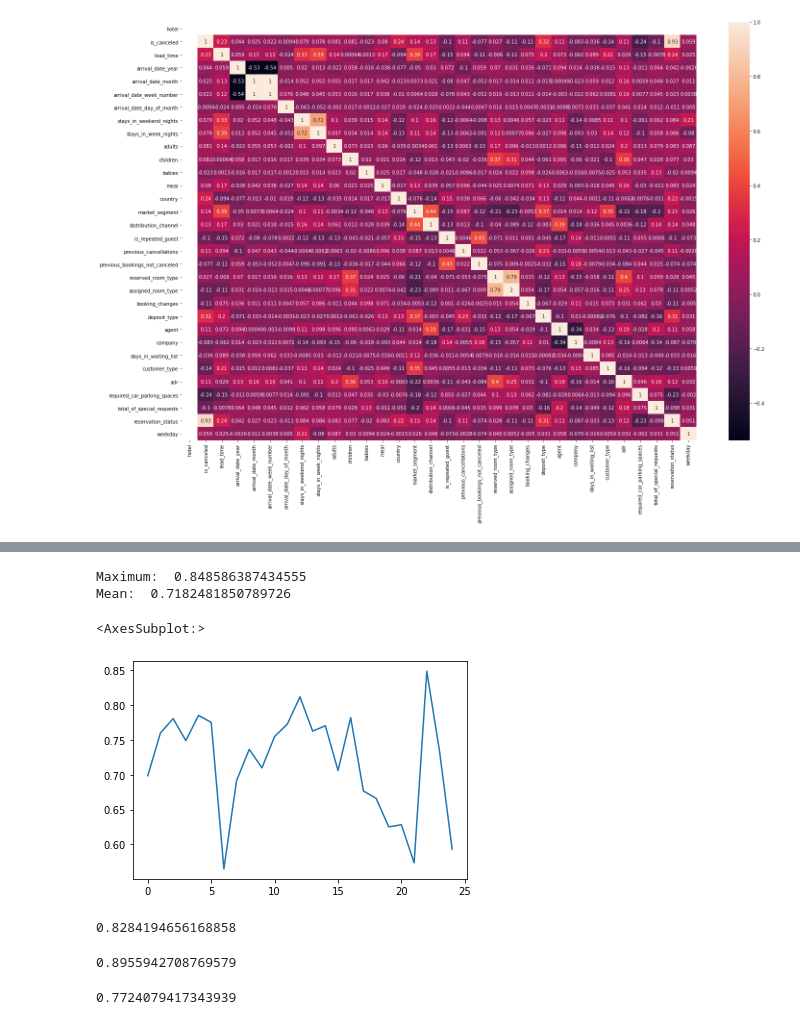
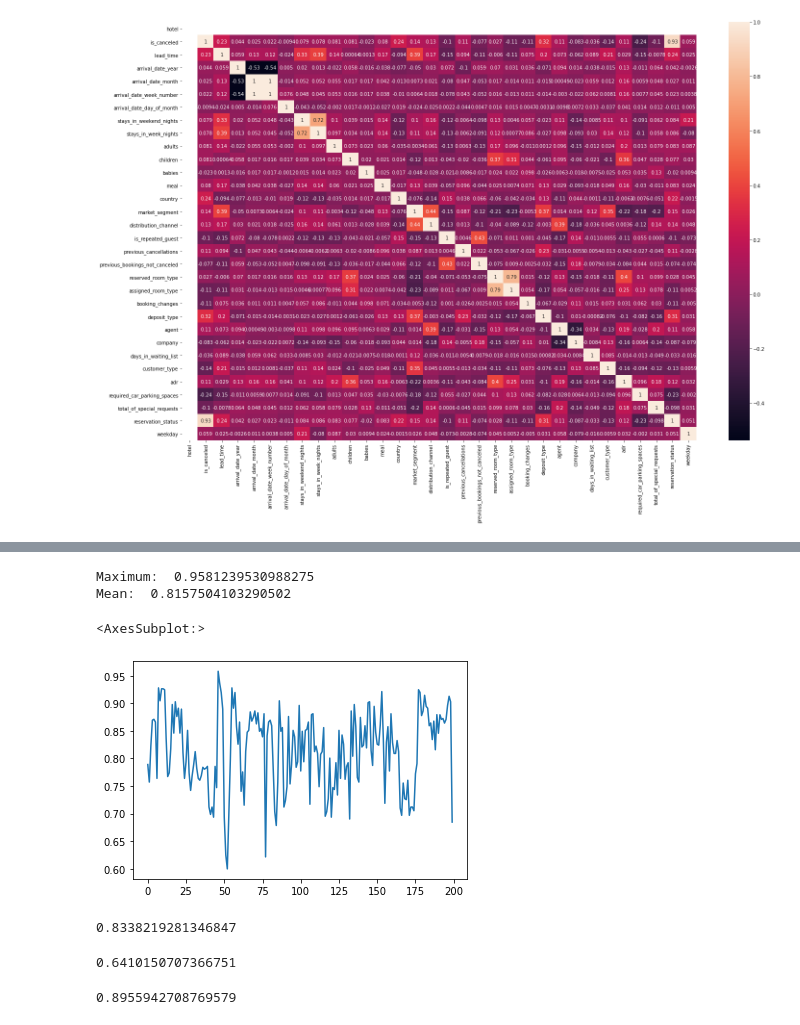
Before and after one commit to DJ1070/Hotel_Bookings, a Jupyter notebook: Hotel_Cancellation_Prediction.ipynb, the cells around one changed output, grey strips where cells are left out. Saved outputs shown, nothing was run; the diff lists cells and outputs as text; code cells hidden in the pictures.

```diff
--- a/Hotel_Cancellation_Prediction.ipynb
+++ b/Hotel_Cancellation_Prediction.ipynb
@@ -358,20 +404,20 @@ kappa_DV_dt
 # %%
 # K-Fold DecisionTree
-dt_plot_DV = cross_val_score(tree.DecisionTreeClassifier(max_depth =15), X, y, cv=25)   # Best result with max_depth =5), X, y, cv=25
+dt_plot_DV = cross_val_score(tree.DecisionTreeClassifier(max_depth =8), X, y, cv=200)   # Best result with max_depth =5), X, y, cv=25
 print('Maximum: ', dt_plot_DV.max())
 print('Mean: ', dt_plot_DV.mean())
 dt_plot_DV = pd.Series(dt_plot_DV)
 dt_plot_DV.plot()
 # %% [output]
-Maximum:  0.848586387434555
-Mean:  0.7182481850789726
+Maximum:  0.9581239530988275
+Mean:  0.8157504103290502
 <AxesSubplot:>
-[figure, old version]
+[figure, new version]
 # %%
 # KNN
-DV_model_knn = KNeighborsClassifier(n_neighbors = 15, metric = 'minkowski', p = 2).fit(X_train, y_train)
-DV_model_knn_prediction = DV_model_knn.predict(X_test)
-DV_version_knn = accuracy_score(y_test, DV_model_knn_prediction)
-DV_version_knn
+model_knn = KNeighborsClassifier(n_neighbors = 5, metric = 'minkowski', p = 2).fit(X_train, y_train)
+model_knn_prediction = model_knn.predict(X_test)
+version_knn = accuracy_score(y_test, model_knn_prediction)
+version_knn
 # %% [output]
-0.8284194656168858
+0.8338219281346847
@@ -381,2 +424,7 @@ DV_kappa_knn
+# %%
+kappa_knn = cohen_kappa_score(y_test, model_knn_prediction)
+kappa_knn
+# %% [output]
+0.6410150707366751
 # %%
 # Random Forest
@@ -387,7 +435,2 @@ DV_version_rf
 # %% [output]
 0.8955942708769579
-# %%
-DV_kappa_rf = cohen_kappa_score(y_test, DV_model_rf_prediction)
-DV_kappa_rf
-# %% [output]
-0.7724079417343939
```
Also changed, not shown: parts of 10 cells of this notebook, 2 other files.
